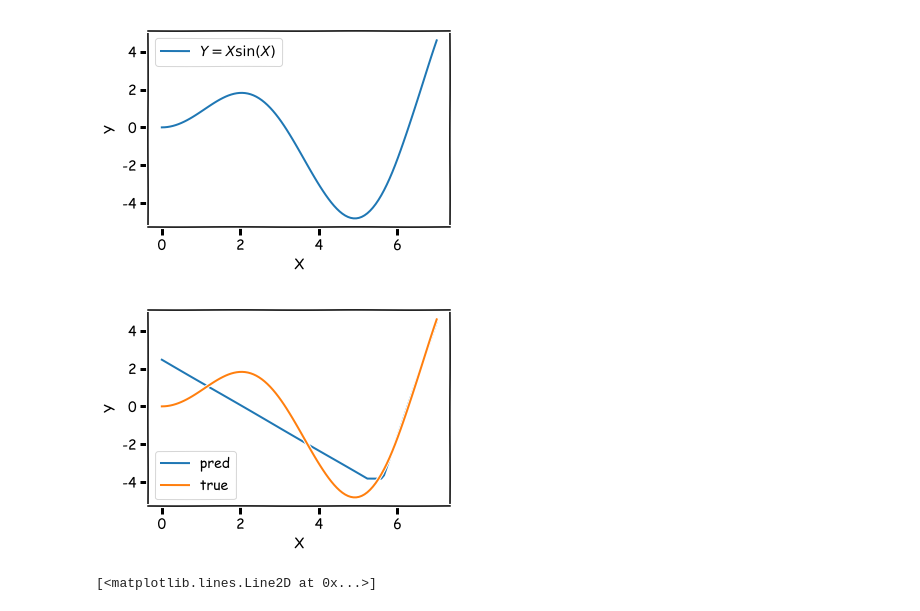
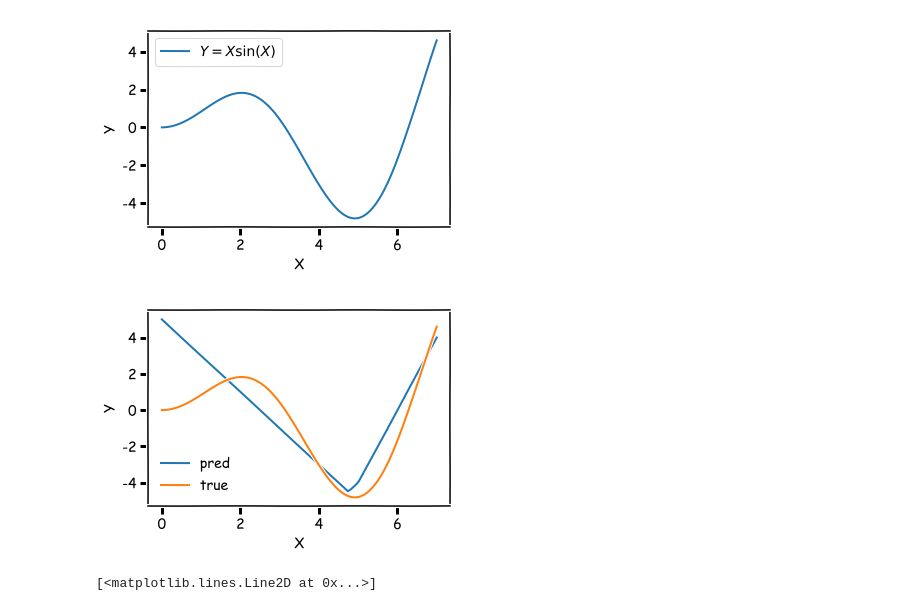
Before and after one commit to pavlosprotopapas/dswcc_fall_2018, a Jupyter notebook: lectures/lecture2/preparation/Lec2_prep.ipynb, the cells around one changed output. Saved outputs shown, nothing was run; the diff lists cells and outputs as text; code cells hidden in the pictures.

```diff
--- a/lectures/lecture2/preparation/Lec2_prep.ipynb
+++ b/lectures/lecture2/preparation/Lec2_prep.ipynb
@@ -98,36 +98,36 @@ ax1.legend()
 # %%
 fig = plt.figure()
 fig.patch.set_alpha(0.0)
 plt.xkcd(scale=0.1, length=0.0)
 plt.gcf().subplots_adjust(bottom=0.20, left = 0.16, right=0.86)
 
 
 # create model
 model = Sequential()
-model.add(Dense(2, input_dim=1 , trainable=True,  weights = [np.array([[4,-2]]),np.array([-20,9])] , activation='relu'))
+model.add(Dense(2, input_dim=1 , trainable=False,  weights = [np.array([[4,-2]]),np.array([-19,10])] , activation='relu'))
 #model.add(Dense(2, activation='relu'))
 #model.add(Dense(3, input_dim=1 , trainable=True,  weights = [np.array([[5,3,0.5]]),np.array([-25,-6,3])] , activation='relu'))
 #model.add(Dense(1, weights = [np.array([[1,-1,1]]).T, np.array([-3.]).T] , trainable=False, activation='linear'))
-model.add(Dense(1, weights = [np.array([[1,1]]).T, np.array([-3.]).T] , trainable=True, activation='linear'))
+model.add(Dense(1, weights = [np.array([[1,1]]).T, np.array([-5.]).T] , trainable=False, activation='linear'))
 
 sgd = optimizers.SGD(lr=0.53, decay=1e-6, momentum=0.9, nesterov=True)
 # Compile model
 model.compile(loss='mse', optimizer='adam',  metrics=['mse'])
 
 
 # Fit the model
-history = model.fit(x, y, epochs=1000, batch_size=20, verbose=0);
+history = model.fit(x, y, epochs=0, batch_size=20, verbose=0);
 
 predictions = model.predict(x)
 plt.plot(x, predictions, label='pred')
 plt.plot(x,y, label='true')
-plt.legend()
+plt.legend(frameon = False)
 plt.xlabel('X')
 plt.ylabel('Y')
 
 plt.savefig('../fig/2n_1l.png', dpi=300, transparent=True)
 # %% [output]
-[figure, old version]
+[figure, new version]
 # %%
 plt.plot(history.history['mean_squared_error'])
 # %% [output]
```
Also changed, not shown: 2 other files.
